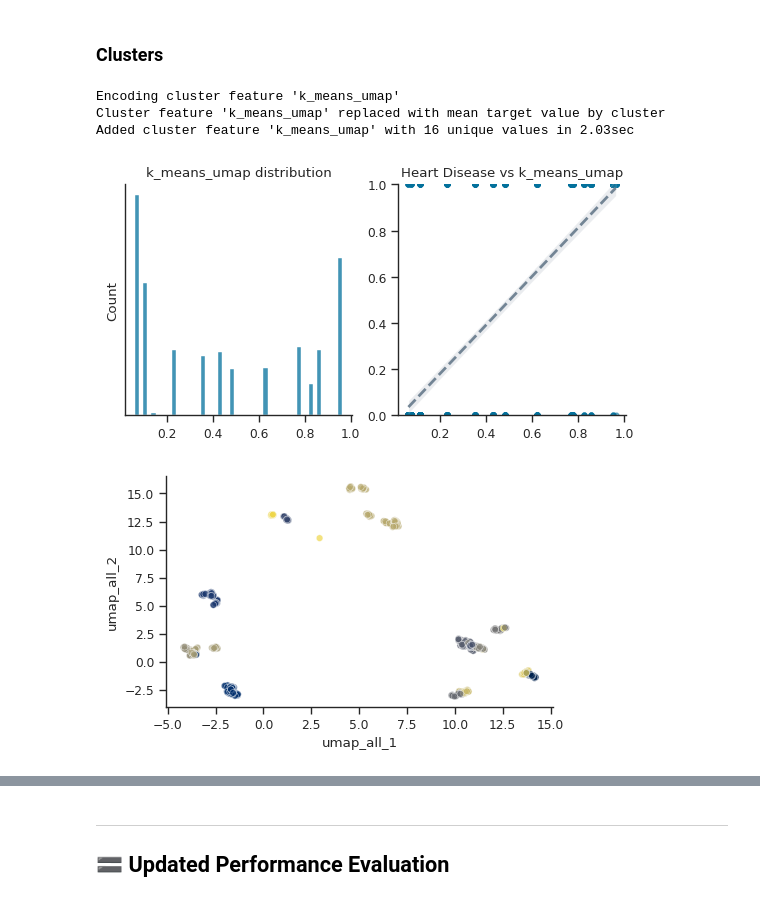
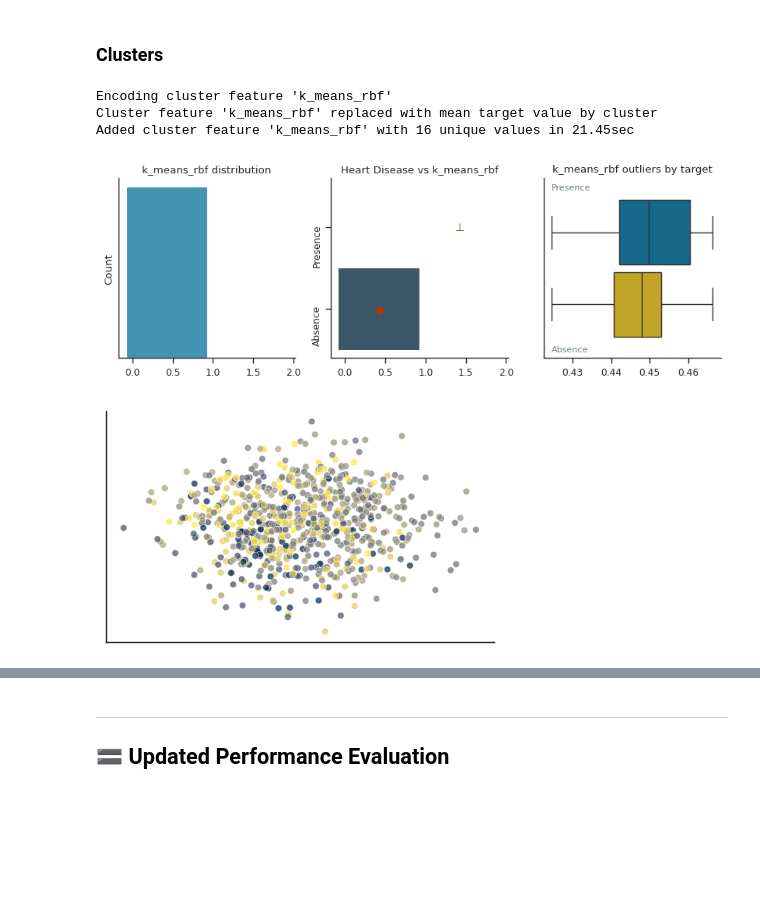
Before and after one commit to 2awesome-rob/iron_fungi, a Jupyter notebook: Binary_Classification_Probability_AUC.ipynb, the cells around one changed output, grey strips where cells are left out. Saved outputs shown, nothing was run; the diff lists cells and outputs as text; code cells hidden in the pictures; blank space fills up the shorter version.

```diff
--- a/Binary_Classification_Probability_AUC.ipynb
+++ b/Binary_Classification_Probability_AUC.ipynb
@@ -243,7 +237,0 @@ Zero importance features: 0 of 13
-# %%
-single_feature = feature_importance.index.tolist()[:1]
-
-single_feature_model, _ = mkf.train_and_score_model(
-    X_train[single_feature], X_val[single_feature], y_train, y_val,
-    model, task="class_probability"
-)
@@ -253,5 +237,0 @@ single_feature_model, _ = mkf.train_and_score_model(
-# %%
-oob_model, _ = mkf.train_and_score_model(
-    X_train, X_val, y_train, y_val,
-    model, task="class_probability"
-)
@@ -306,7 +274,7 @@ XY = mkf.get_embeddings(XY, training_features,
 )
 
 XY = mkf.get_embeddings(XY, training_features,
-    umap.UMAP(n_components=16), "umap_all_", sample_size=0.1,
+    'UMAP', "umap_all_", sample_size=0.1,
     target=target, verbose=True
 )
 # %% [output]
@@ -332,7 +302,7 @@ XY = mkf.get_embeddings(XY, training_features,
 
 # get UMAP loadings
 XY = mkf.get_embeddings(XY, training_features,
-    umap.UMAP(n_components=8), "umap_orig_", sample_size=0.1,
+    "UMAP", "umap_orig_", sample_size=0.1,
     target=target, verbose = True
 )
 # %% [output]
@@ -349,16 +320,16 @@ Added 8 umap_orig_ embedding features in 151.87sec
 ### Clusters
 # %%
 training_features = [f for f in XY.columns if f not in targets and
-                     "umap" in f]
+                     "rbf" in f]
 
 XY = mkf.get_clusters(XY, training_features,
-    skl.cluster.KMeans(init="k-means++", n_clusters=16, random_state=80085), "k_means_umap",
+    skl.cluster.KMeans(init="k-means++", n_clusters=16, random_state=80085), "k_means_rbf",
     target=target)
 # %% [output]
-Encoding cluster feature 'k_means_umap'
-Cluster feature 'k_means_umap' replaced with mean target value by cluster
-Added cluster feature 'k_means_umap' with 16 unique values in 2.03sec
+Encoding cluster feature 'k_means_rbf'
+Cluster feature 'k_means_rbf' replaced with mean target value by cluster
+Added cluster feature 'k_means_rbf' with 16 unique values in 21.45sec
-[figure, old version]
+[figure, new version]
-[figure, old version]
+[figure, new version]
 # %%
 training_features = [f for f in XY.columns if f not in targets and
```
Also changed, not shown: parts of 32 cells of this notebook.
